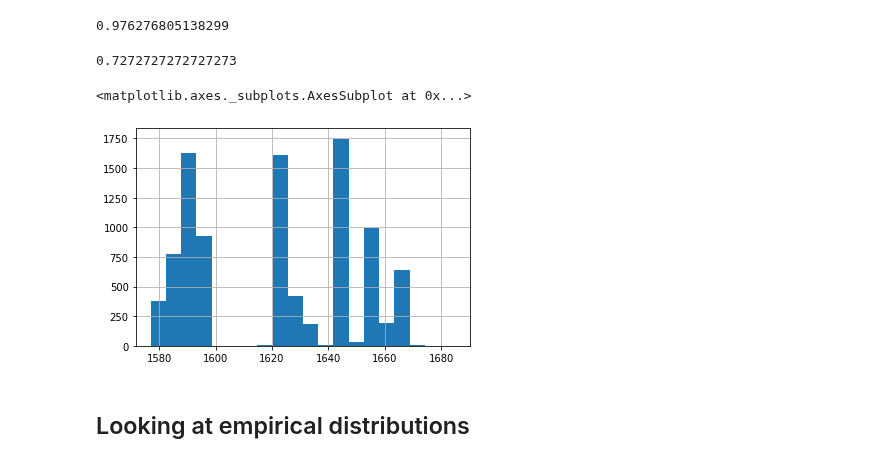
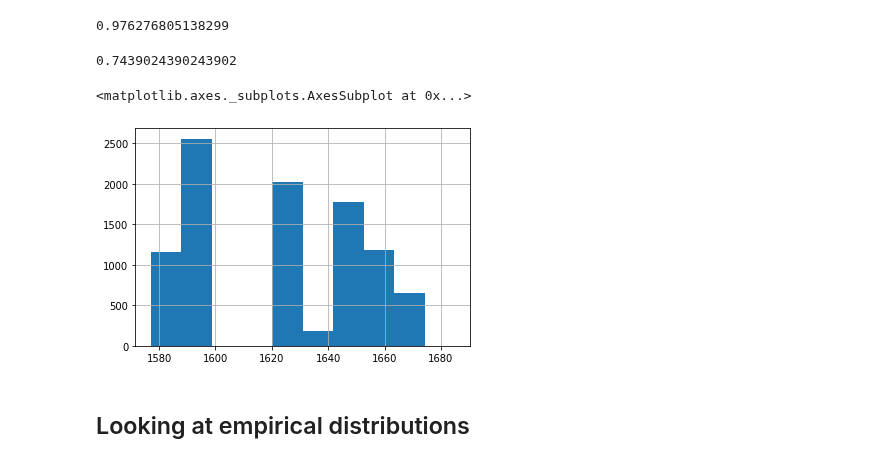
Before and after one commit to mromanello/ADA-DHOxSS, a Jupyter notebook: notebooks/4.1 Exploratory data analysis and working with texts.ipynb, the cells around one changed output. Drawn from its saved outputs; the diff is of its cells as text; code cells hidden in the pictures.

```diff
--- a/notebooks/4.1 Exploratory data analysis and working with texts.ipynb
+++ b/notebooks/4.1 Exploratory data analysis and working with texts.ipynb
@@ -103,14 +123,15 @@ df_contracts.m_gender.sum()/df_contracts.shape[0]
 # %% [output]
 0.976276805138299
 # %%
-df_contracts[df_contracts.a_gender == 0].m_gender.sum()/df_contracts[df_contracts.a_gender == 0].shape[0]
+df_contracts[(df_contracts.a_gender == 0) & (df_contracts.startY < 1600)].m_gender.sum()
+    /df_contracts[(df_contracts.a_gender == 0) & (df_contracts.startY < 1600)].shape[0]
 # %% [output]
-0.7272727272727273
+0.7439024390243902
 # %%
-df_contracts.startY.hist(bins=20)
+df_contracts.startY.hist(bins=10)
 # %% [output]
 <matplotlib.axes._subplots.AxesSubplot at 0x...>
-[figure, old version]
+[figure, new version]
 # %% [markdown]
 ## Looking at empirical distributions
 # %%
```
Also changed, not shown: parts of 3 cells of this notebook, 1 other file.
